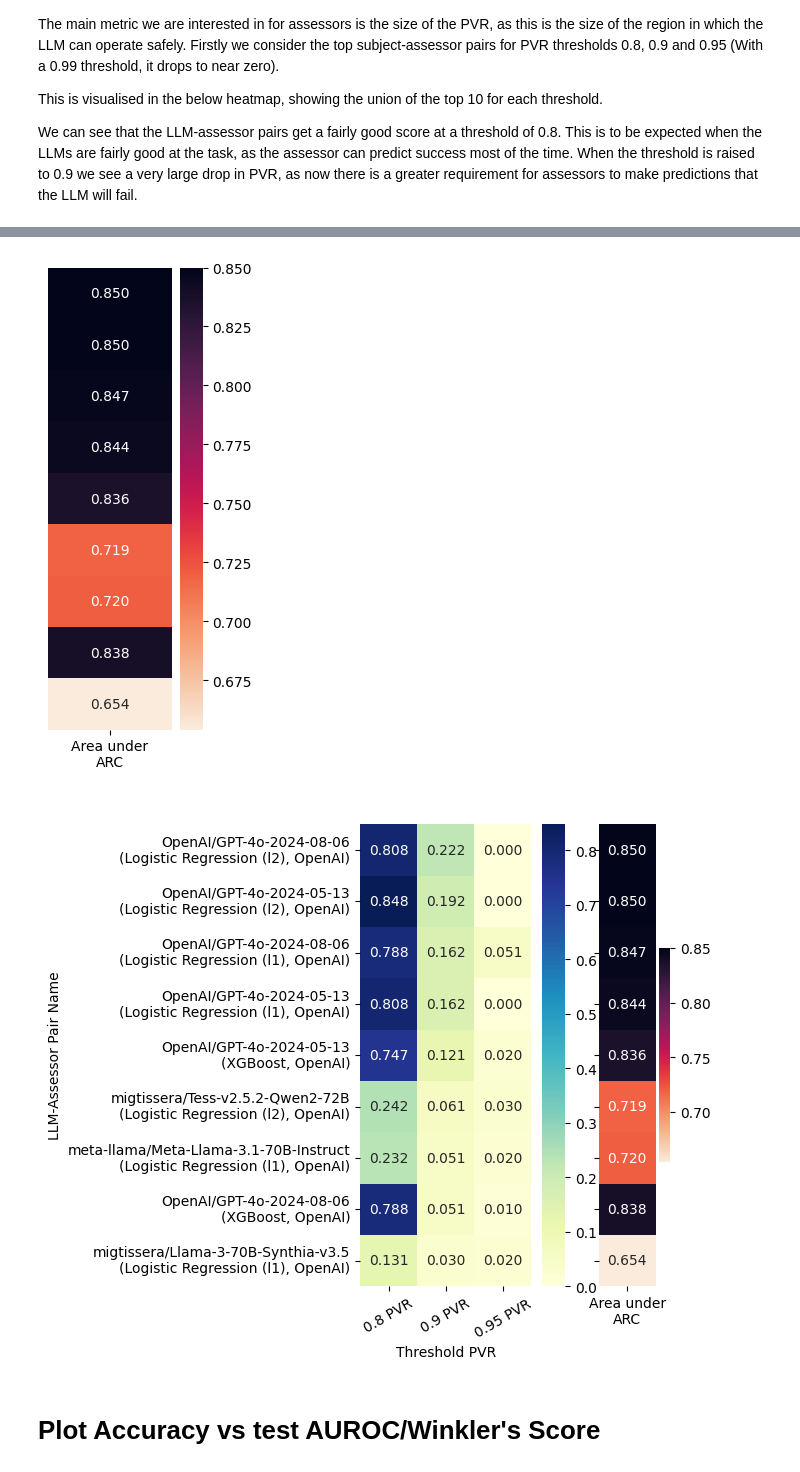
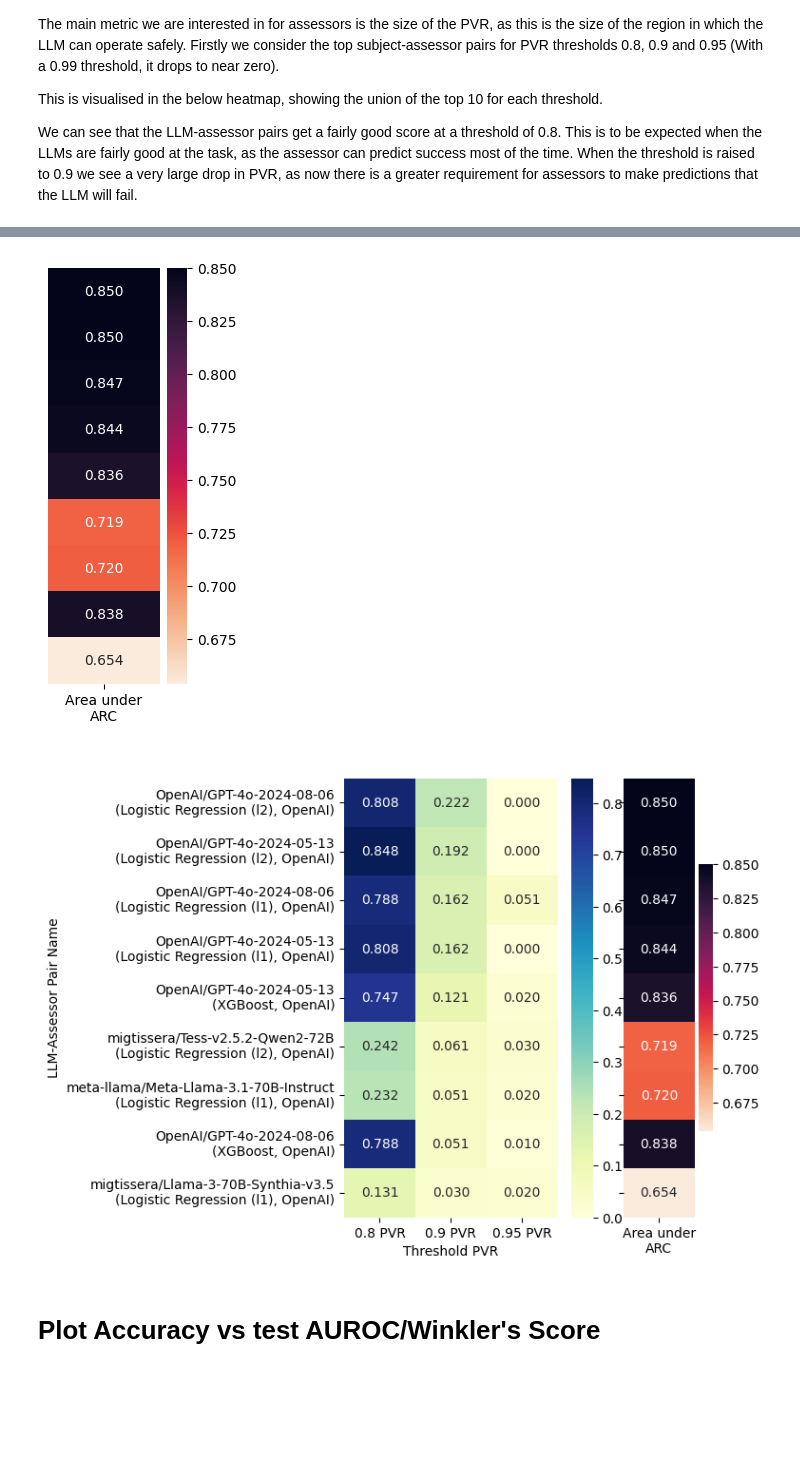
Before and after one commit to Kinds-of-Intelligence-CFI/PredictaBoard, a Jupyter notebook: paper/evaluate_assessors.ipynb, the cells around one changed output, grey strips where cells are left out. Saved outputs shown, nothing was run; the diff lists cells and outputs as text; code cells hidden in the pictures; blank space fills up the shorter version.

Commit message:
Add OOD results to paper plots Use the in_distribution variable in evaluate_assessors to switch between ID and OOD plots

```diff
--- a/paper/evaluate_assessors.ipynb
+++ b/paper/evaluate_assessors.ipynb
@@ -38,14 +38,23 @@ short_labels_features = {
 # %% [markdown]
 # Run configuration
 # %%
-filename = os.path.join("results", "mmlu_pro_assessor_results.pkl")
+in_distribution = True
+if in_distribution:
+    test_dataset_name = "mmlu_pro"
+    filename = os.path.join("results", "mmlu_pro_assessor_results.pkl")
+    csv_extension = "_mmlu_pro.csv"
+    saved_figure_extension = "_ID"
+else:
+    test_dataset_name = "bbh"
+    filename = os.path.join("results", "bbh_assessor_results_full.pkl")
+    csv_extension = "_bbh.csv"
+    saved_figure_extension = "_OOD"
 
 # Learn assessors for all LLMs in the MMLU Pro dataset
 mmlu_pro_results_file_location = os.path.join("data", "open-llm-leaderboard-v2", "mmlu_pro_results.csv")
 # Some model are duplicated, so use set() to dedupe
 llms = list(set(pd.read_csv(mmlu_pro_results_file_location)["model"]))
 train_dataset_name = "mmlu_pro"
-test_dataset_name = "mmlu_pro" # In distribution assessment
 PVR_thresholds = [0.8, 0.9, 0.95]
 # %% [markdown]
 ## Load results
@@ -246,27 +257,29 @@ rocket_cmap = sns.color_palette("rocket", as_cmap=True)
 rocket_cmap_reversed = rocket_cmap.reversed()
 
 # # Create the heatmap
-plt.figure(figsize=(2, 6))
+plt.figure(figsize=(2* scale_factor, 6 * scale_factor))
 # # Capture the Axes object
 ax = sns.heatmap(filtered_df_AUARC, annot=True, cmap=rocket_cmap_reversed, fmt='.3f', yticklabels=False)
 ax.set_xlabel(" ")
 
 # Remove the y-axis label
 ax.set_ylabel('')
-plt.savefig("in_distribution_area_under_arc.pdf", format="pdf", bbox_inches='tight')
+plt.savefig("area_under_arc"+saved_figure_extension+".pdf", format="pdf", bbox_inches='tight')
 
 plt.show()
 # %% [output]
-[figure, old version]
+[figure, new version]
 # %%
+import matplotlib.pyplot as plt
+import seaborn as sns
 import matplotlib.gridspec as gridspec
 
 # Define your scale factor (or set figure size as desired)
 scale_factor = 1# 0.8
 
 # Create a figure and a GridSpec to manage two subplots with different widths.
-fig = plt.figure(figsize=(4 * scale_factor, 6 * scale_factor))
-gs = gridspec.GridSpec(1, 2, width_ratios=[3, 1], wspace=0.17)
+fig = plt.figure(figsize=(5 * scale_factor, 6 * scale_factor))
+gs = gridspec.GridSpec(1, 2, width_ratios=[3, 1], wspace=0.07)
 
 # First heatmap: PVR values
 ax1 = fig.add_subplot(gs[0])
@@ -281,36 +294,36 @@ sns.heatmap(
 ax1.set_ylabel("LLM-Assessor Pair Name")
 ax1.set_xlabel("Threshold PVR")
 ax1.tick_params(axis='y', labelrotation=0)
 # Optionally rotate x tick labels if needed
-ax1.set_xticklabels(ax1.get_xticklabels(), rotation=30)
+# ax1.set_xticklabels(ax1.get_xticklabels(), rotation=45)
 
 # Second heatmap: AUARC values
 ax2 = fig.add_subplot(gs[1])
 sns.heatmap(
     filtered_df_AUARC,       # your AUARC dataframe
     annot=True,
     cmap=rocket_cmap.reversed(),  # use the reversed rocket cmap
     fmt='.3f',
     ax=ax2,
     cbar=True               # independent colorbar for this heatmap
 )
 # ax2.set_xlabel("AUARC")
 ax2.set_ylabel("")  # Remove y-axis label
 
 # Manually align the y-axis ticks and limits with ax1
 yticks = ax1.get_yticks()
 ax2.set_yticks(yticks)       # set ticks to match
 ax2.set_yticklabels([])      # hide the tick labels
 ax2.set_ylim(ax1.get_ylim())  # ensure same y-axis limits
 
 # Optionally rotate x tick labels for ax2
 # ax2.set_xticklabels(ax2.get_xticklabels(), rotation=45)
 
 plt.tight_layout()
-plt.savefig("ID_combined_heatmaps.pdf", format="pdf", bbox_inches='tight')
+plt.savefig("combined_heatmaps"+saved_figure_extension+".pdf", format="pdf", bbox_inches='tight')
 plt.show()
 # %% [output]
-[figure, old version]
+[figure, new version]
 # %% [markdown]
 # Plot Accuracy vs test AUROC/Winkler's Score
 # %%
```
Also changed, not shown: parts of 4 cells of this notebook, 30 other files.
